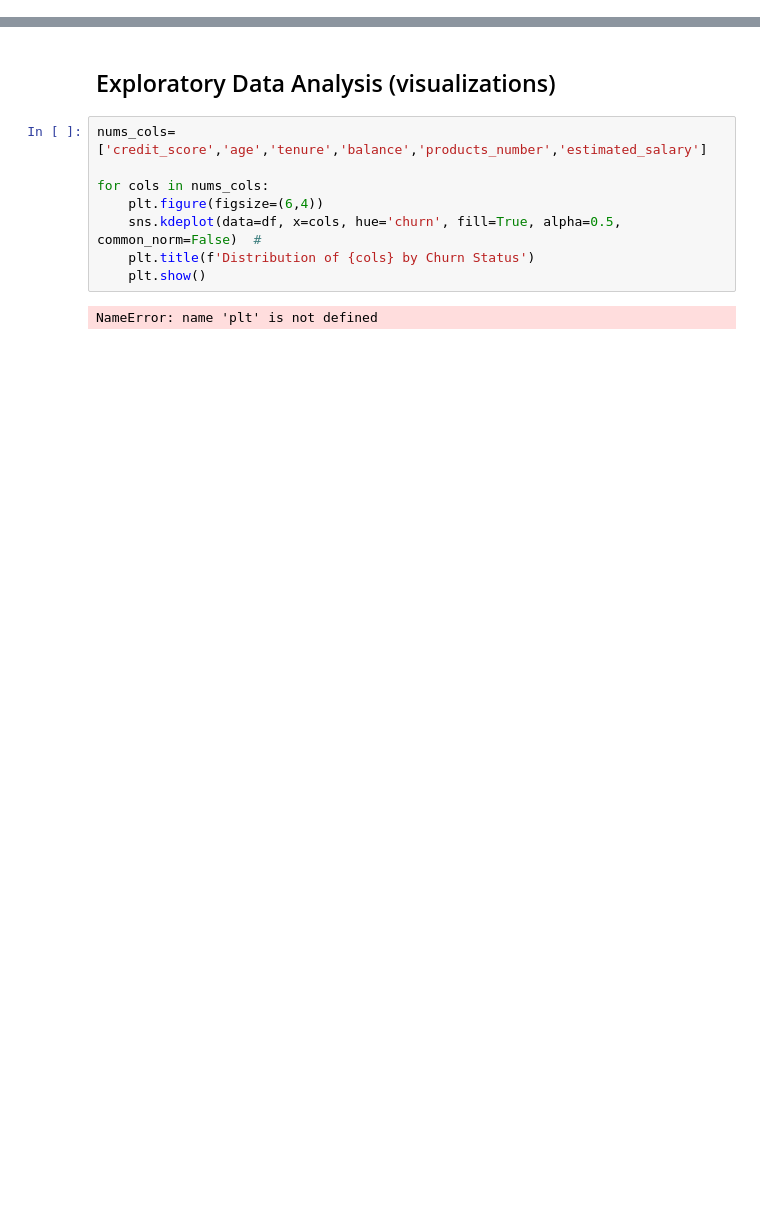
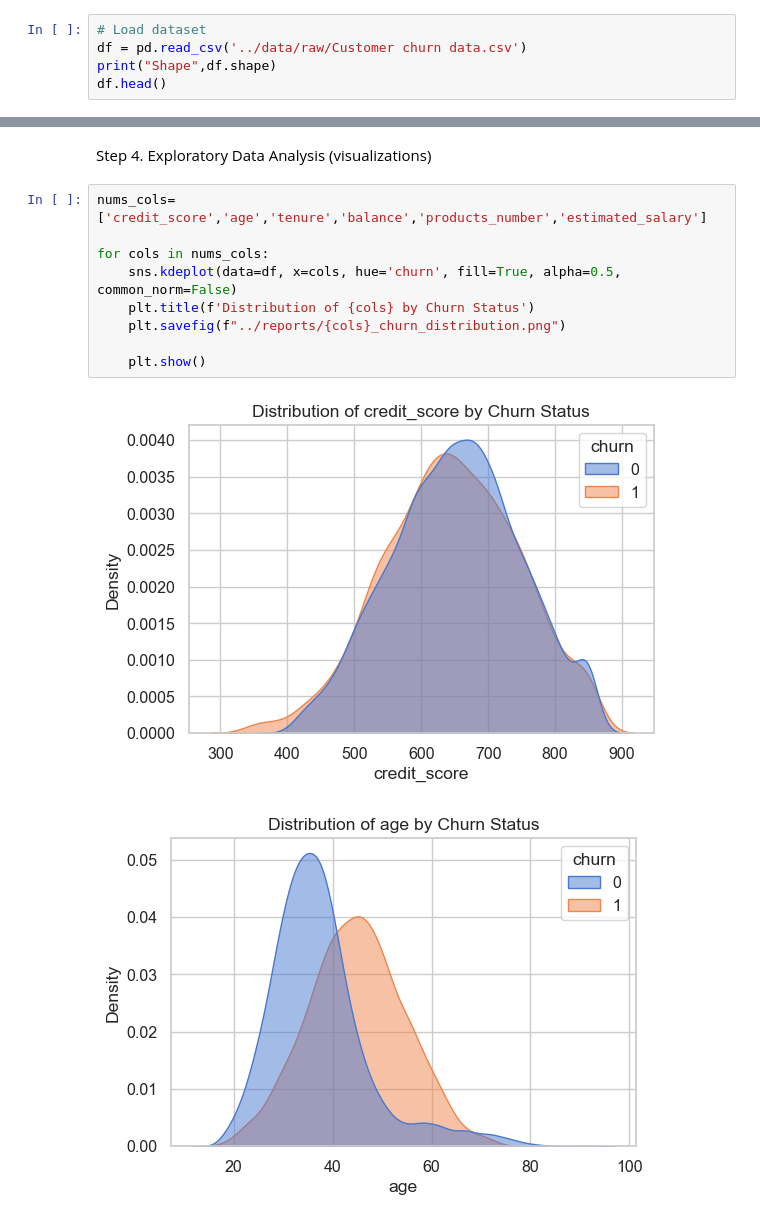
Before and after one commit to JanviPrajapati0210/Customer-Churn-Prediction, a Jupyter notebook: notebooks/eda.ipynb, the cells around one changed output, grey strips where cells are left out. Cells and saved outputs as stored; diff of their text form; blank space fills up the shorter version.

```diff
--- a/notebooks/eda.ipynb
+++ b/notebooks/eda.ipynb
@@ -0,0 +12,5 @@
+# %%
+# Load dataset
+df = pd.read_csv('../data/raw/Customer churn data.csv')
+print("Shape",df.shape)
+df.head()
@@ -1,12 +96,14 @@
 # %% [markdown]
-## Exploratory Data Analysis (visualizations)
+Step 4. Exploratory Data Analysis (visualizations)
 # %%
 nums_cols=['credit_score','age','tenure','balance','products_number','estimated_salary']
 
 for cols in nums_cols:
-    plt.figure(figsize=(6,4))
-    sns.kdeplot(data=df, x=cols, hue='churn', fill=True, alpha=0.5, common_norm=False)  #
+    sns.kdeplot(data=df, x=cols, hue='churn', fill=True, alpha=0.5, common_norm=False)
     plt.title(f'Distribution of {cols} by Churn Status')
+    plt.savefig(f"../reports/{cols}_churn_distribution.png")
+
     plt.show()
 # %% [output]
-NameError: name 'plt' is not defined
+[figure, added]
+[figure, added]
```
Also changed, not shown: parts of 34 cells of this notebook.
